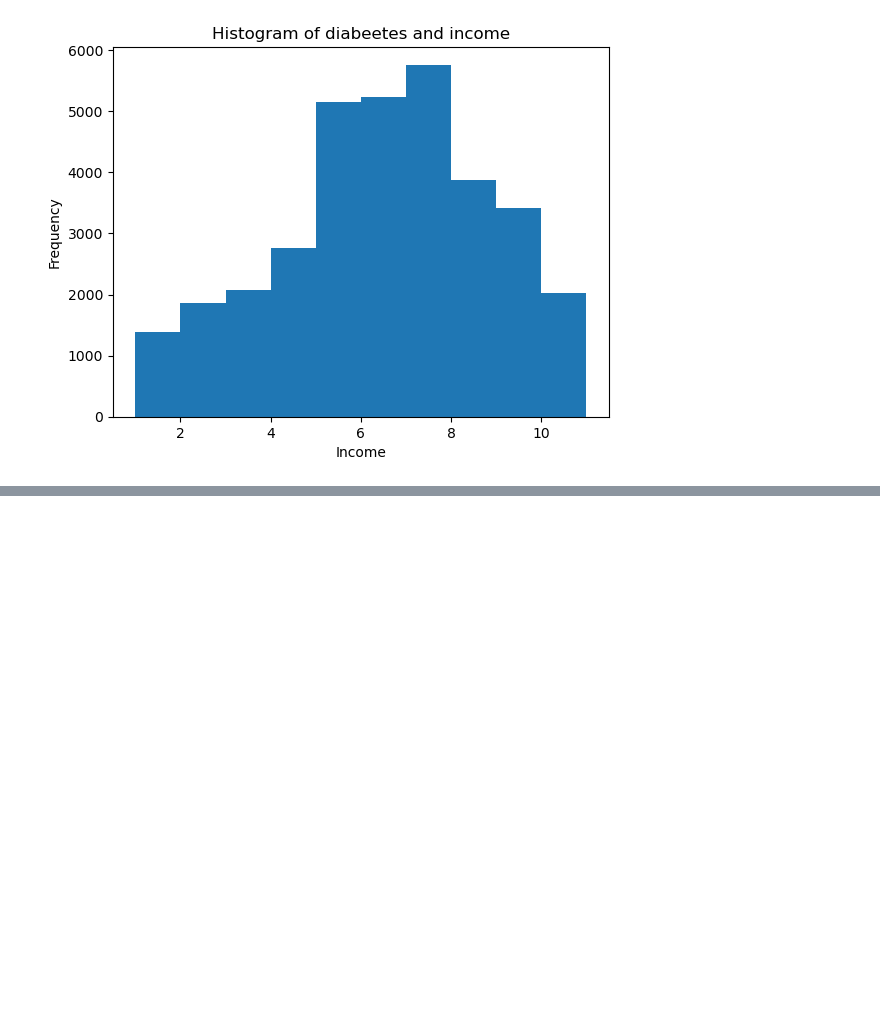
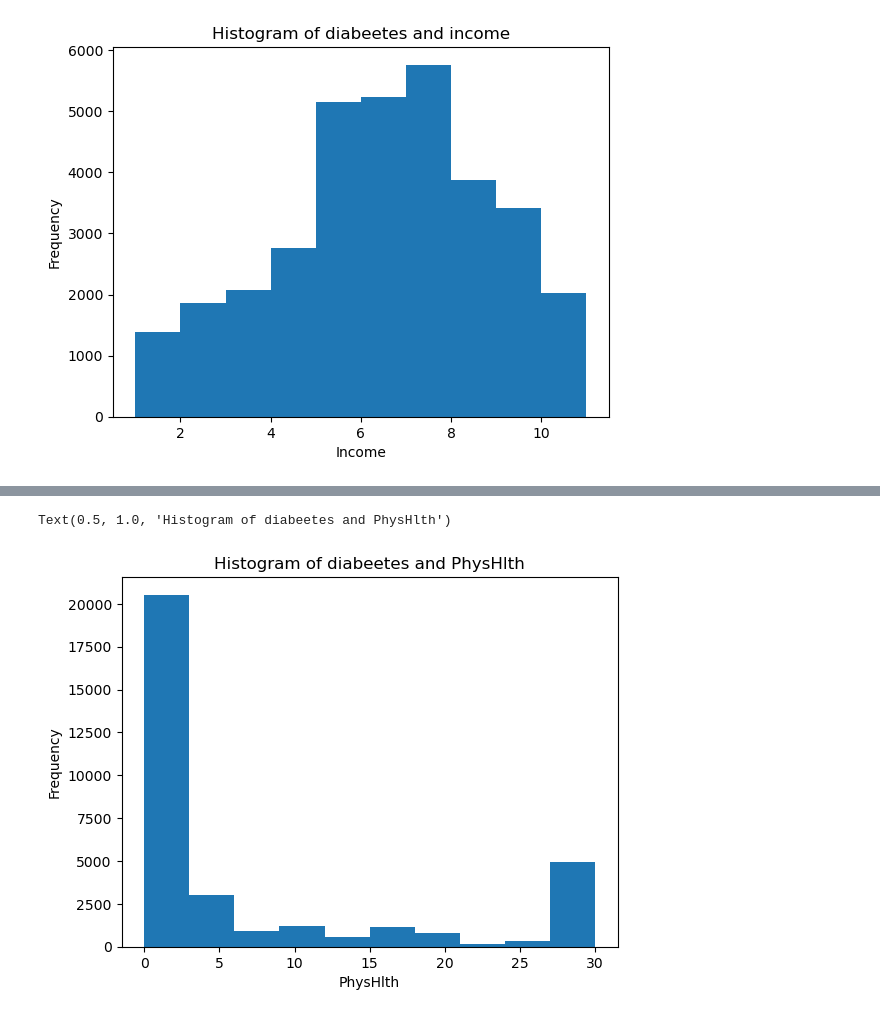
Before and after one commit to TylerHaims/Diabetes, a Jupyter notebook: creatingHistogram.ipynb, the cells around one changed output, grey strips where cells are left out. Drawn from its saved outputs; the diff is of its cells as text; code cells hidden in the pictures; blank space fills up the shorter version.

```diff
--- a/creatingHistogram.ipynb
+++ b/creatingHistogram.ipynb
@@ -29,0 +34,8 @@ plt.title('Histogram of diabeetes and income')
+# %%
+plt.hist(df_diab_pos['PhysHlth'])
+plt.xlabel('PhysHlth')
+plt.ylabel('Frequency')
+plt.title('Histogram of diabeetes and PhysHlth')
+# %% [output]
+Text(0.5, 1.0, 'Histogram of diabeetes and PhysHlth')
+[figure, added]
```
Also changed, not shown: parts of 9 cells of this notebook, 1 other file.
